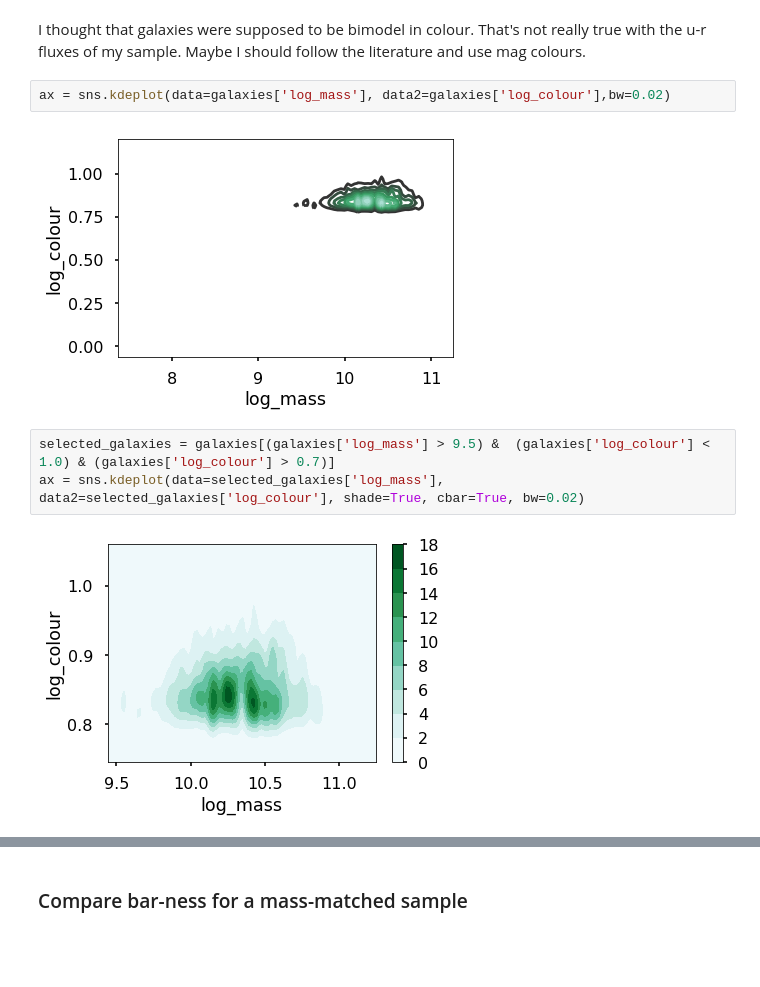
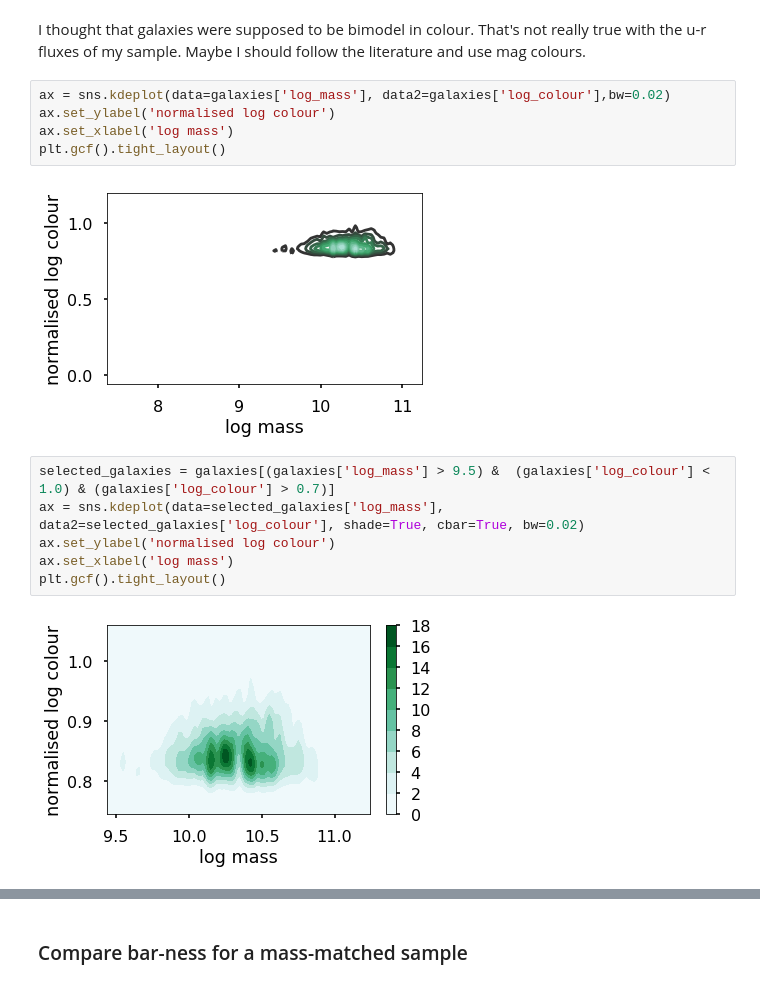
Before and after one commit to mwalmsley/find_agn, a Jupyter notebook: AGN v Bar MVP.ipynb, the cells around one changed output, grey strips where cells are left out. Cells and saved outputs as stored; diff of their text form; blank space fills up the shorter version.

```diff
--- a/AGN v Bar MVP.ipynb
+++ b/AGN v Bar MVP.ipynb
@@ -380,10 +330,16 @@ galaxies['log_mass'] = np.log10(galaxies['elpetro_mass'])
 I thought that galaxies were supposed to be bimodel in colour. That's not really true with the u-r fluxes of my sample. Maybe I should follow the literature and use mag colours.
 # %%
 ax = sns.kdeplot(data=galaxies['log_mass'], data2=galaxies['log_colour'],bw=0.02)
+ax.set_ylabel('normalised log colour')
+ax.set_xlabel('log mass')
+plt.gcf().tight_layout()
 # %% [output]
-[figure, old version]
+[figure, new version]
 # %%
 selected_galaxies = galaxies[(galaxies['log_mass'] > 9.5) &  (galaxies['log_colour'] < 1.0) & (galaxies['log_colour'] > 0.7)]
 ax = sns.kdeplot(data=selected_galaxies['log_mass'], data2=selected_galaxies['log_colour'], shade=True, cbar=True, bw=0.02)
+ax.set_ylabel('normalised log colour')
+ax.set_xlabel('log mass')
+plt.gcf().tight_layout()
 # %% [output]
-[figure, old version]
+[figure, new version]
```
Also changed, not shown: parts of 53 cells of this notebook, 8 other files.
